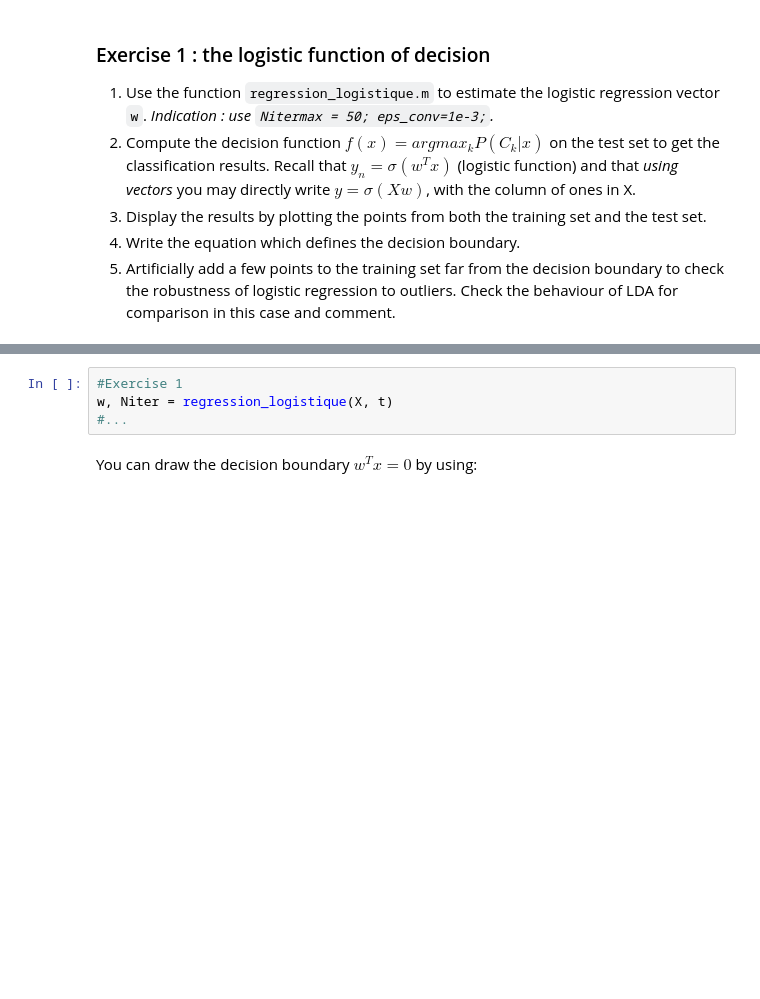
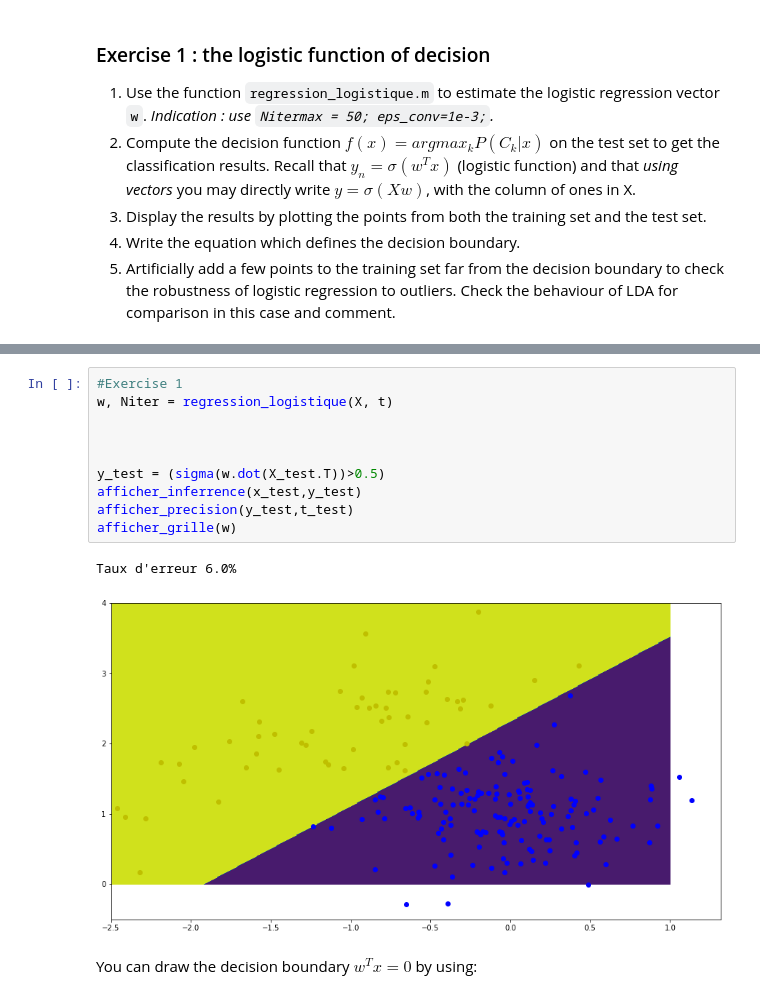
Before and after one commit to kronerte/ML_Logistic_Regression, a Jupyter notebook: TP3_archive/TP3_logistic_regression.ipynb, the cells around one changed output, grey strips where cells are left out. Cells and saved outputs as stored; diff of their text form; blank space fills up the shorter version.

```diff
--- a/TP3_archive/TP3_logistic_regression.ipynb
+++ b/TP3_archive/TP3_logistic_regression.ipynb
@@ -112,7 +170,16 @@ and the test set.
 # %%
 #Exercise 1
 w, Niter = regression_logistique(X, t)
-#...
+
+
+
+y_test = (sigma(w.dot(X_test.T))>0.5)
+afficher_inferrence(x_test,y_test)
+afficher_precision(y_test,t_test)
+afficher_grille(w)
+# %% [output]
+Taux d'erreur 6.0%
+[figure, added]
 # %% [markdown]
 You can draw the decision boundary $w^Tx = 0$ by using:
 # %%
```
Also changed, not shown: parts of 11 cells of this notebook.
